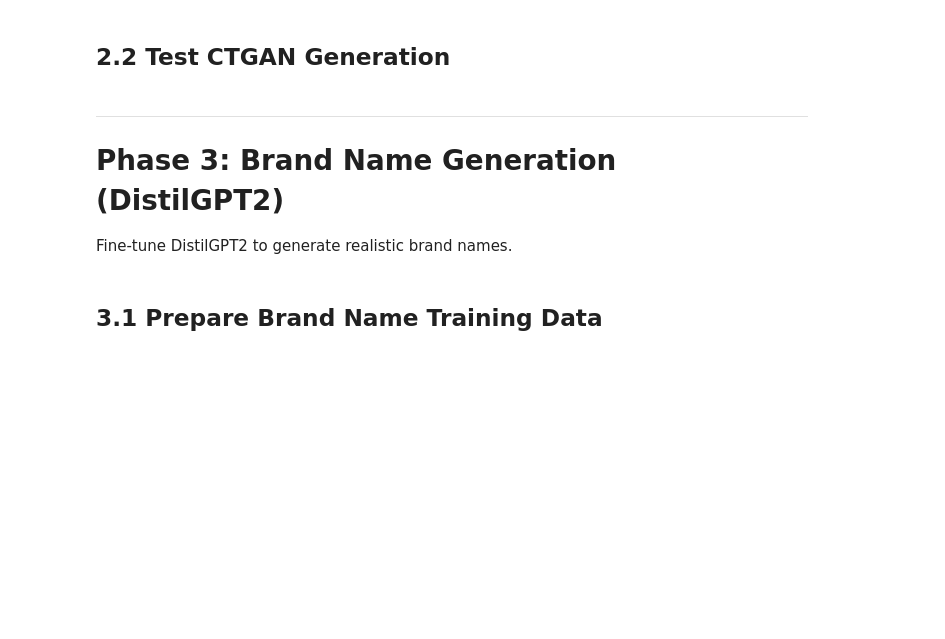
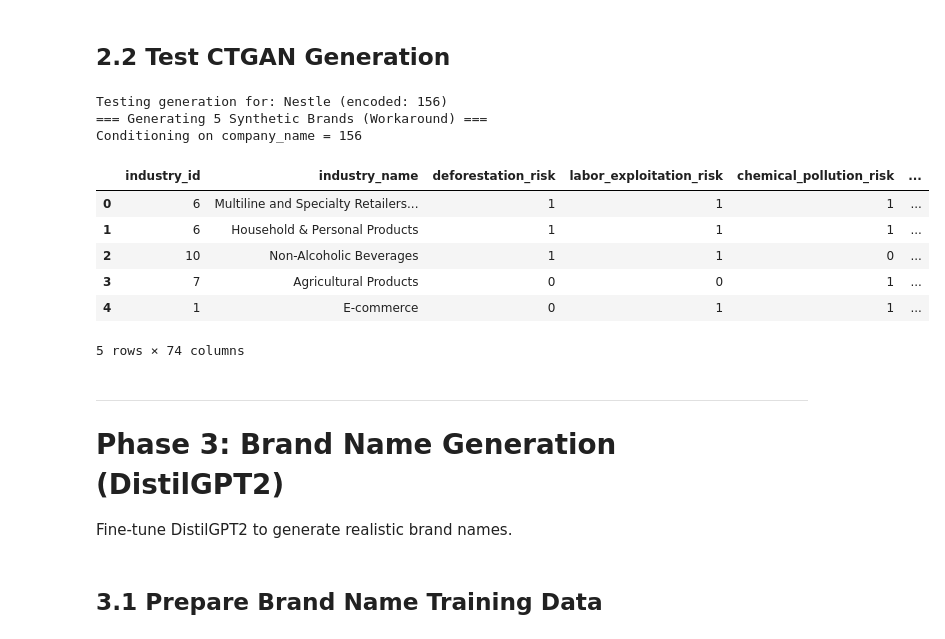
Before and after one commit to dyegofern/csca5642-deep-learning, a Jupyter notebook: notebooks/synthetic_brand_generation.ipynb, the cells around one changed output. Cells and saved outputs as stored; diff of their text form; code cells hidden in the pictures; blank space fills up the shorter version.

```diff
--- a/notebooks/synthetic_brand_generation.ipynb
+++ b/notebooks/synthetic_brand_generation.ipynb
@@ -25,11 +26,17 @@ Generate synthetic brand data to address class imbalance in hierarchical cluster
 # %%
-# Import libraries
 import sys
 import os
+MAPPED_DIR = '/content/csca5642-deep-learning' # Corrected to absolute path
 
 # Add src to path (for local imports)
-if '../src' not in sys.path:
-    sys.path.append('../src')
+src_path = MAPPED_DIR + '/src'
+if src_path not in sys.path:
+    sys.path.append(src_path)
+
+# Add data to path (for local imports) - as specified by the user
+data_path = MAPPED_DIR + '/data'
+if data_path not in sys.path:
+    sys.path.append(data_path)
 
 # Import our custom modules
 from data_processor import BrandDataProcessor
@@ -47,4 +54,4 @@ import seaborn as sns
 sns.set_style('whitegrid')
 plt.rcParams['figure.figsize'] = (12, 6)
 
-print("✓ All modules loaded successfully!")
+print("All modules loaded successfully!")
@@ -52,9 +61,9 @@ print("✓ All modules loaded successfully!")
 ## Configuration
 # %%
 # Paths (adjust for Colab if needed)
-DATA_PATH = '../data/raw/brand_information.csv'
-OUTPUT_DIR = '../data/generated/'
-MODEL_DIR = '../models/'
+DATA_PATH = os.path.join(MAPPED_DIR, 'data', 'raw', 'brand_information.csv')
+OUTPUT_DIR = os.path.join(MAPPED_DIR, 'data', 'generated')
+MODEL_DIR = os.path.join(MAPPED_DIR, 'models')
 
 # Create directories
 os.makedirs(OUTPUT_DIR, exist_ok=True)
@@ -182,3 +345,59 @@ test_decoded.head()
+# %%
+from sdv.single_table.base import Condition # Import the Condition class
+
+# Test: Generate 5 synthetic brands for a specific company
+test_company = multi_brand_companies[0]
+test_company_encoded = processor.label_encoders['company_name'].transform([test_company])[0]
+
+print(f"Testing generation for: {test_company} (encoded: {test_company_encoded})")
+
+# Define a workaround generate function to avoid the sdv bug
+def generate_workaround(self, n_samples, condition_column=None, condition_value=None):
+    print(f"=== Generating {n_samples} Synthetic Brands (Workaround) ===")
+    synthetic_data = pd.DataFrame()
+    if condition_column and condition_value is not None:
+        print(f"Conditioning on {condition_column} = {condition_value}")
+
+        for _ in range(n_samples):
+            # Create a dictionary of conditions for the Condition object
+            conditions_dict = {condition_column: condition_value}
+            # Create a single Condition object with num_rows=1
+            condition_obj = Condition(conditions_dict, num_rows=1)
+            conditions_list = [condition_obj] # Pass it as a list of Condition objects
+
+            sampled_row = self.model.sample_from_conditions(
+                conditions=conditions_list,
+                max_tries_per_batch=1000 # Increase the number of tries
+            )
+            synthetic_data = pd.concat([synthetic_data, sampled_row], ignore_index=True)
+    else:
+        synthetic_data = self.model.sample(n_samples)
+    return synthetic_data
+
+# Replace the original generate method with the workaround
+ctgan.generate = generate_workaround.__get__(ctgan, type(ctgan))
+
+# Now call the modified generate method
+test_synthetic = ctgan.generate(
+    n_samples=5,
+    condition_column='company_name',
+    condition_value=test_company_encoded
+)
+
+# Decode and display
+test_decoded = processor.decode_categorical(test_synthetic)
+test_decoded.head()
+# %% [output]
+Testing generation for: Nestle (encoded: 156)
+=== Generating 5 Synthetic Brands (Workaround) ===
+Conditioning on company_name = 156
+|  | industry_id | industry_name | deforestation_risk | labor_exploitation_risk | chemical_pollution_risk | ... |
+| 0 | 6 | Multiline and Specialty Retailers... | 1 | 1 | 1 | ... |
+| 1 | 6 | Household & Personal Products | 1 | 1 | 1 | ... |
+| 2 | 10 | Non-Alcoholic Beverages | 1 | 1 | 0 | ... |
+| 3 | 7 | Agricultural Products | 0 | 0 | 1 | ... |
+| 4 | 1 | E-commerce | 0 | 1 | 1 | ... |
+5 rows × 74 columns
 # %% [markdown]
 ---
 # Phase 3: Brand Name Generation (DistilGPT2)
```
Also changed, not shown: parts of 20 cells of this notebook, 2 other files.
